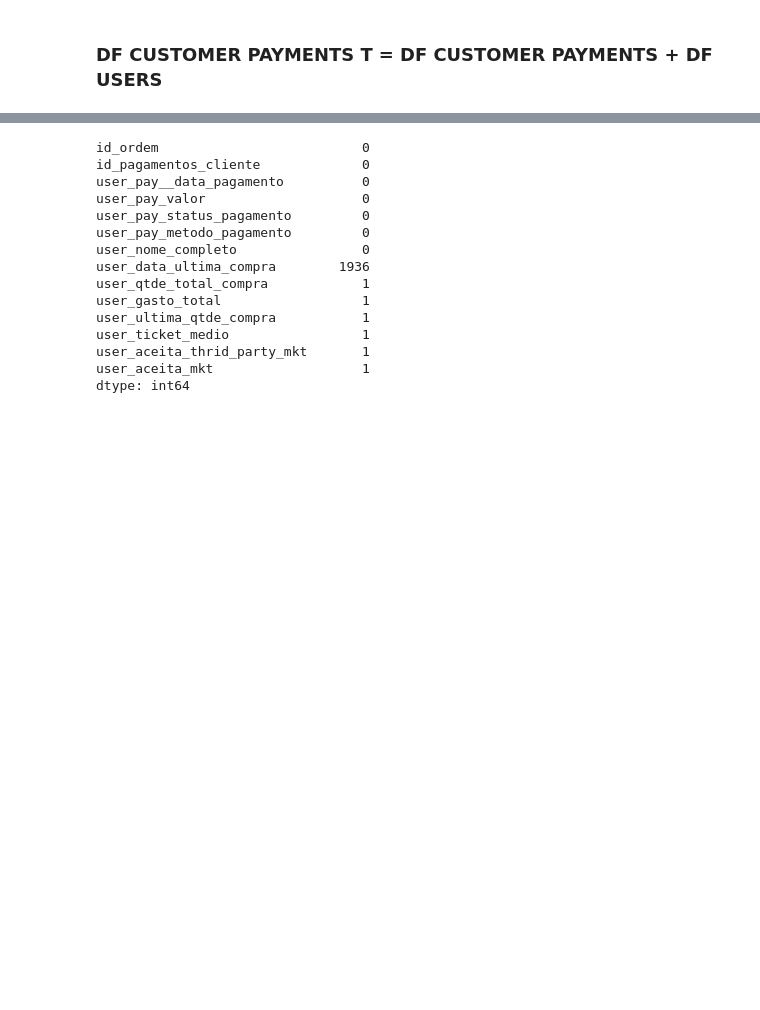
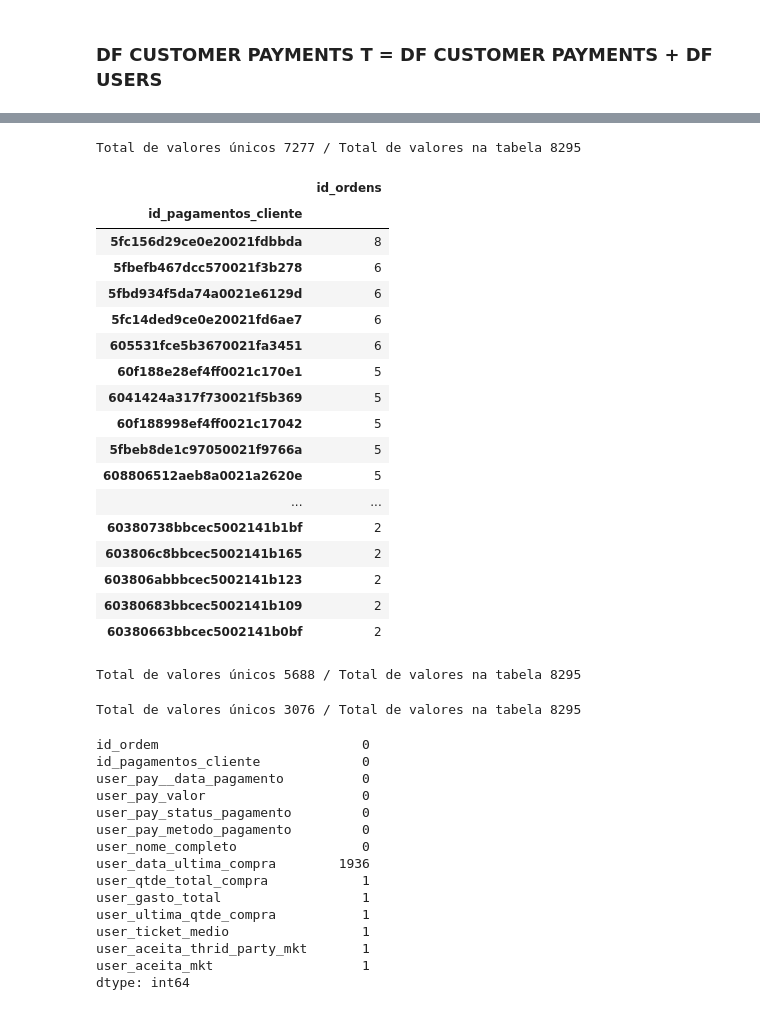
Before and after one commit to Dimmy-Mess/hackathon-nestle, a Jupyter notebook: hackathon_nestle/notebooks/C00 - RMK - notebook.ipynb, the cells around one changed output, grey strips where cells are left out. Drawn from its saved outputs; the diff is of its cells as text; code cells hidden in the pictures; blank space fills up the shorter version.

```diff
--- a/hackathon_nestle/notebooks/C00 - RMK - notebook.ipynb
+++ b/hackathon_nestle/notebooks/C00 - RMK - notebook.ipynb
@@ -247,3 +492,36 @@ Index(['id_usuario', 'user_id_fornecedor', 'user_nome_completo',
+# %%
+print('Total de valores únicos', len(df_customer_payments['id_pagamentos_cliente'].unique()), '/ Total de valores na tabela', df_customer_payments.shape[0])
+# %% [output]
+Total de valores únicos 7277 / Total de valores na tabela 8295
+# %%
+df_customer_payments[['id_pagamentos_cliente', 'id_ordens']].groupby('id_pagamentos_cliente').count().sort_values('id_ordens', ascending=False).head(1500)
+# %% [output]
+|  | id_ordens |
+| id_pagamentos_cliente |  |
+| 5fc156d29ce0e20021fdbbda | 8 |
+| 5fbefb467dcc570021f3b278 | 6 |
+| 5fbd934f5da74a0021e6129d | 6 |
+| 5fc14ded9ce0e20021fd6ae7 | 6 |
+| 605531fce5b3670021fa3451 | 6 |
+| 60f188e28ef4ff0021c170e1 | 5 |
+| 6041424a317f730021f5b369 | 5 |
+| 60f188998ef4ff0021c17042 | 5 |
+| 5fbeb8de1c97050021f9766a | 5 |
+| 608806512aeb8a0021a2620e | 5 |
+| ... | ... |
+| 60380738bbcec5002141b1bf | 2 |
+| 603806c8bbcec5002141b165 | 2 |
+| 603806abbbcec5002141b123 | 2 |
+| 60380683bbcec5002141b109 | 2 |
+| 60380663bbcec5002141b0bf | 2 |
+# %%
+print('Total de valores únicos', len(df_customer_payments['id_ordens'].unique()), '/ Total de valores na tabela', df_customer_payments.shape[0])
+# %% [output]
+Total de valores únicos 5688 / Total de valores na tabela 8295
+# %%
+print('Total de valores únicos', len(df_customer_payments['id_cliente'].unique()), '/ Total de valores na tabela', df_customer_payments.shape[0])
+# %% [output]
+Total de valores únicos 3076 / Total de valores na tabela 8295
 # %%
 dic = {'id_ordens' : 'id_ordem',
        'id_pagamentos_cliente' : 'id_pagamentos_cliente',
```
Also changed, not shown: parts of 35 cells of this notebook.
